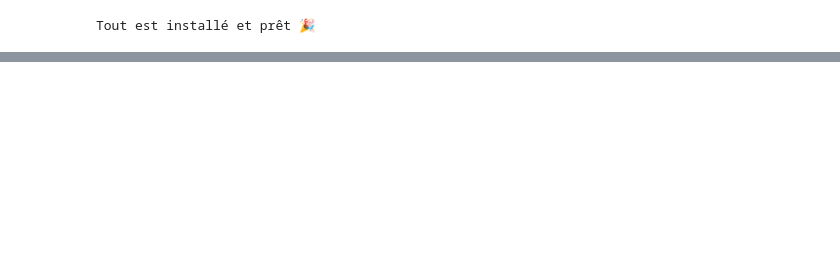
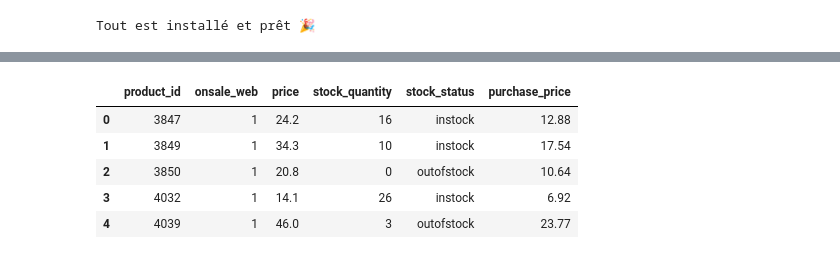
Before and after one commit to Stephane-OC/bottleneck, a Jupyter notebook: analyse_bottleneck.ipynb, the cells around one changed output, grey strips where cells are left out. Cells and saved outputs as stored; diff of their text form; code cells hidden in the pictures; blank space fills up the shorter version.

```diff
--- a/analyse_bottleneck.ipynb
+++ b/analyse_bottleneck.ipynb
@@ -346,4 +357,12 @@ Le tableau comporte 6 colonne(s)
 # %%
 #Afficher les 5 premières lignes de la table
+df_erp.head()
+# %% [output]
+|  | product_id | onsale_web | price | stock_quantity | stock_status | purchase_price |
+| 0 | 3847 | 1 | 24.2 | 16 | instock | 12.88 |
+| 1 | 3849 | 1 | 34.3 | 10 | instock | 17.54 |
+| 2 | 3850 | 1 | 20.8 | 0 | outofstock | 10.64 |
+| 3 | 4032 | 1 | 14.1 | 26 | instock | 6.92 |
+| 4 | 4039 | 1 | 46.0 | 3 | outofstock | 23.77 |
 # %%
 #Vérifier si il y a des lignes en doublon dans la colonne product_id
```
Also changed, not shown: parts of 33 cells of this notebook, 1 other file.
